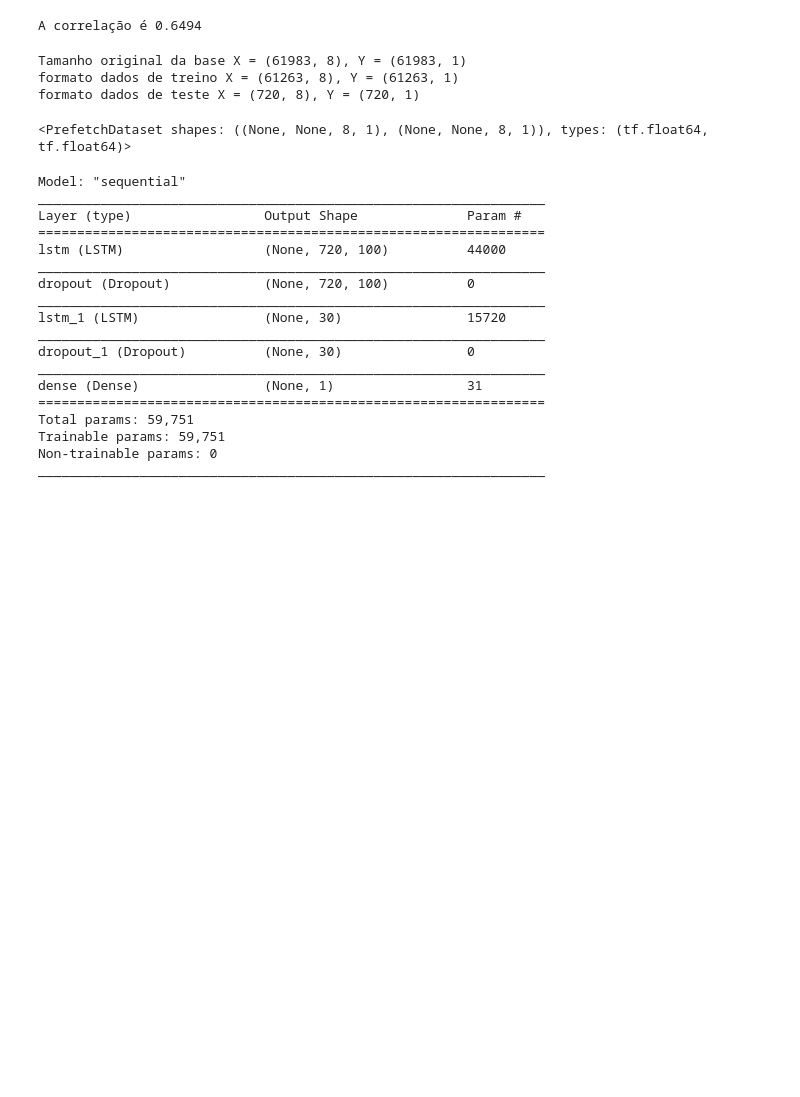
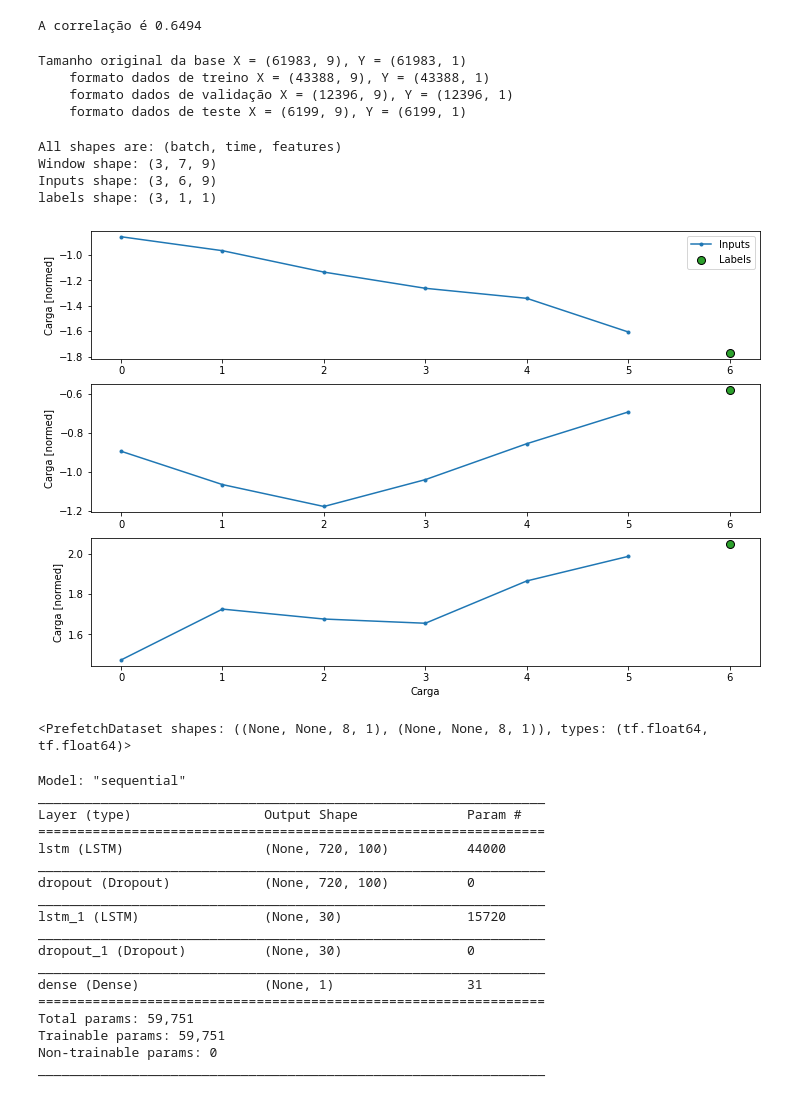
Before and after one commit to Abonvicine/ESTUDOS---Gerais, a Jupyter notebook: TG_Previsão_de_carga.ipynb, the cells around one changed output. Cells and saved outputs as stored; diff of their text form; code cells hidden in the pictures; blank space fills up the shorter version.

```diff
--- a/TG_Previsão_de_carga.ipynb
+++ b/TG_Previsão_de_carga.ipynb
@@ -124,26 +143,34 @@ axes.set_xlim(0,720)
 plt.plot(historico["Temperatura"])
 plt.plot(historico["Carga"])
 # %%
-Xdataset = historico[['Carga D-1','Temperatura','Dia_1','Dia_2','Dia_3','Dia_4','Dia_5','Dia_6']]
+Xdataset = historico[['Carga','Carga D-1','Temperatura','Dia_1','Dia_2','Dia_3','Dia_4','Dia_5','Dia_6']]
 Ydataset = historico[['Carga']]
-base_X = Xdataset.values
-base_Y = Ydataset.values
+
+n = len(historico)
+
+base_X = Xdataset
+base_Y = Ydataset
 
 dias= 30
 
 print(f'Tamanho original da base X = {base_X.shape}, Y = {base_Y.shape}')
 
-split_time = base_X.shape[0] - (24*dias)
+x_train = Xdataset[0:int(n*0.7)]
+y_train = Ydataset[0:int(n*0.7)]
 
-x_train = base_X[:split_time]
-y_train = base_Y[:split_time]
+x_valid = Xdataset[int(n*0.7):int(n*0.9)]
+y_valid = Ydataset[int(n*0.7):int(n*0.9)]
 
-x_valid = base_X[split_time:]
-y_valid = base_Y[split_time:]
+x_test = Xdataset[int(n*0.9):]
+y_test = Ydataset[int(n*0.9):]
 
-print(f'formato dados de treino X = {x_train.shape}, Y = {y_train.shape}')
-print(f'formato dados de teste X = {x_valid.shape}, Y = {y_valid.shape}')
+num_features = historico.shape[1]
+
+print(f'    formato dados de treino X = {x_train.shape}, Y = {y_train.shape}')
+print(f'    formato dados de validação X = {x_valid.shape}, Y = {y_valid.shape}')
+print(f'    formato dados de teste X = {x_test.shape}, Y = {y_test.shape}')
 # %% [output]
-Tamanho original da base X = (61983, 8), Y = (61983, 1)
-formato dados de treino X = (61263, 8), Y = (61263, 1)
-formato dados de teste X = (720, 8), Y = (720, 1)
+Tamanho original da base X = (61983, 9), Y = (61983, 1)
+    formato dados de treino X = (43388, 9), Y = (43388, 1)
+    formato dados de validação X = (12396, 9), Y = (12396, 1)
+    formato dados de teste X = (6199, 9), Y = (6199, 1)
@@ -151,0 +215,3 @@ diasAnteriores = 30*24
+# %%
+w2 = WindowGenerator(input_width=6, label_width=1, shift=1,
+                     label_columns=['Carga'])
@@ -152,3 +237,21 @@ diasAnteriores = 30*24
+# %%
+# Stack three slices, the length of the total window:
+example_window = tf.stack([np.array(x_train[:w2.total_window_size]),
+                           np.array(x_train[100:100+w2.total_window_size]),
+                           np.array(x_train[200:200+w2.total_window_size])])
+
+
+example_inputs, example_labels = w2.split_window(example_window)
+
+print('All shapes are: (batch, time, features)')
+print(f'Window shape: {example_window.shape}')
+print(f'Inputs shape: {example_inputs.shape}')
+print(f'labels shape: {example_labels.shape}')
+# %% [output]
+All shapes are: (batch, time, features)
+Window shape: (3, 7, 9)
+Inputs shape: (3, 6, 9)
+labels shape: (3, 1, 1)
 # %%
 def windowed_dataset(series, window_size, batch_size, shuffle_buffer):
     series = tf.expand_dims(series, axis=-1)
@@ -166,3 +269,5 @@ def model_forecast(model, series, window_size):
     ds = ds.batch(32).prefetch(1)
     forecast = model.predict(ds)
     return forecast
+# %%
+w2.example = example_inputs, example_labels
@@ -168,0 +308,4 @@ def model_forecast(model, series, window_size):
+# %%
+w2.plot()
+# %% [output]
+[figure, added]
```
Also changed, not shown: parts of 10 cells of this notebook.
